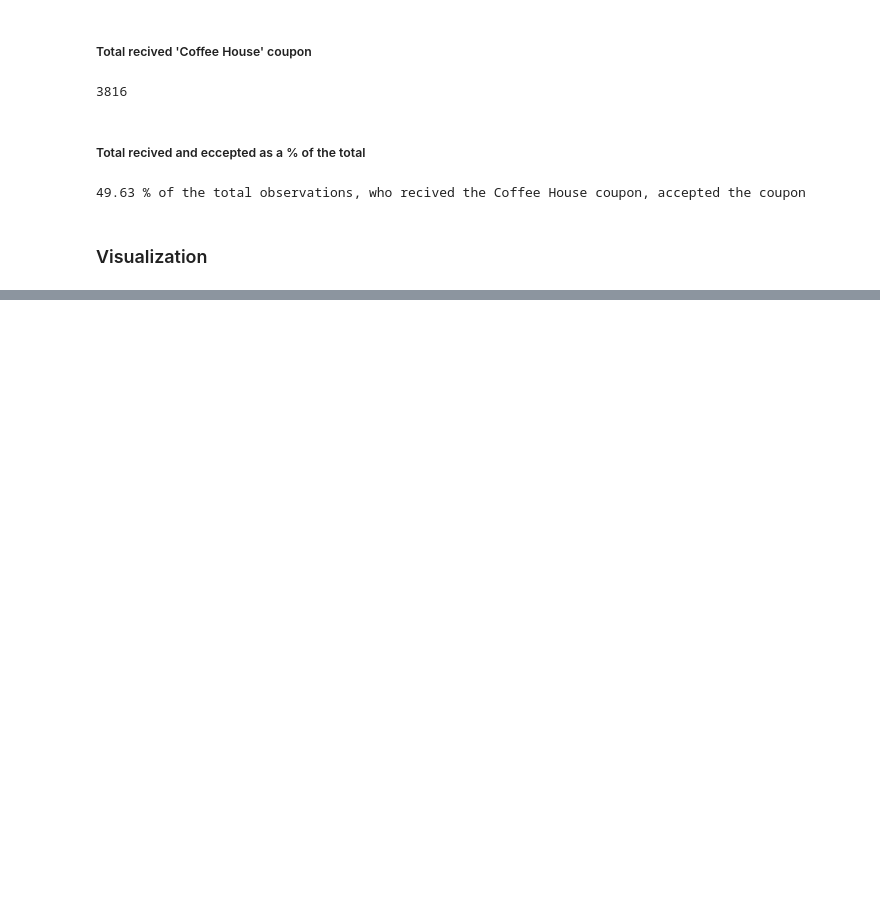
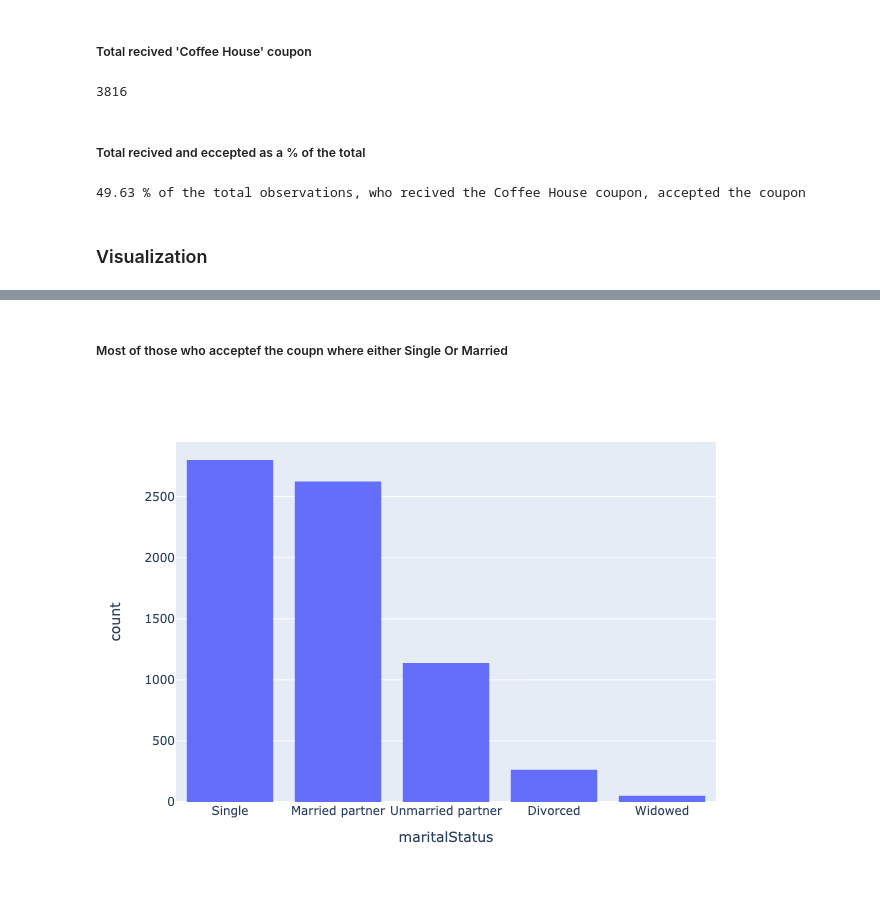
Before and after one commit to hagayzamir/BH-PCMLAI-Module_5, a Jupyter notebook: assignment_5_1_starter/prompt-Copy1.ipynb, the cells around one changed output, grey strips where cells are left out. Saved outputs shown, nothing was run; the diff lists cells and outputs as text; code cells hidden in the pictures; blank space fills up the shorter version.

```diff
--- a/assignment_5_1_starter/prompt-Copy1.ipynb
+++ b/assignment_5_1_starter/prompt-Copy1.ipynb
@@ -473,0 +488,7 @@ print(np.round(PT_accept_CH_coupon,2),'% of the total observations, who recived
+# %% [markdown]
+##### Most of those who acceptef the coupn where either Single Or Married
+# %%
+hist = px.histogram(data.query('Y == 1'), x= 'maritalStatus')
+hist.show('png')
+# %% [output]
+[figure, added]
```
Also changed, not shown: parts of 6 cells of this notebook.
